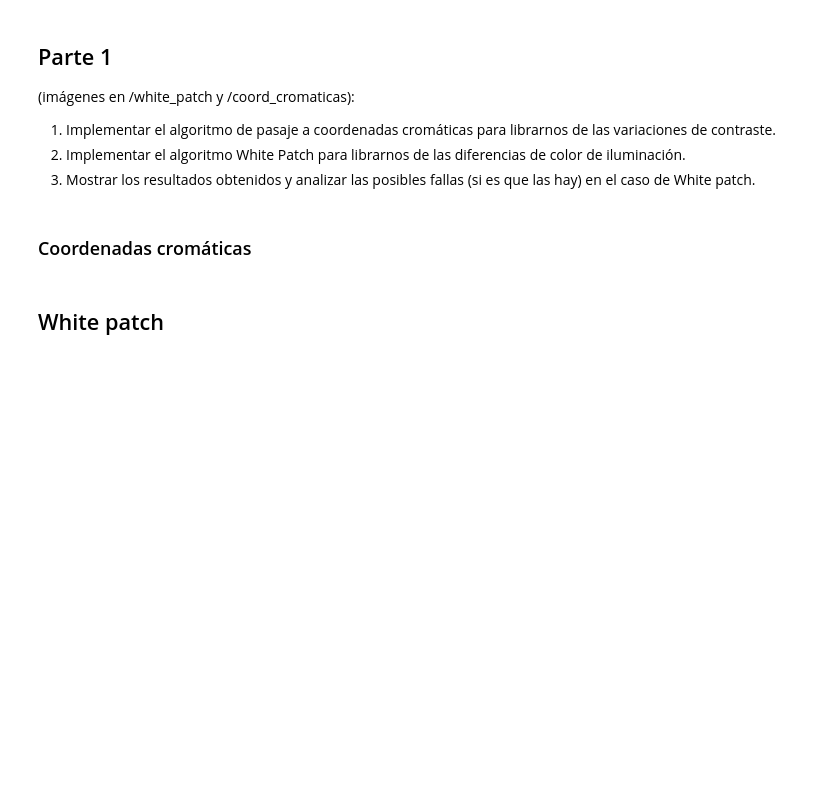
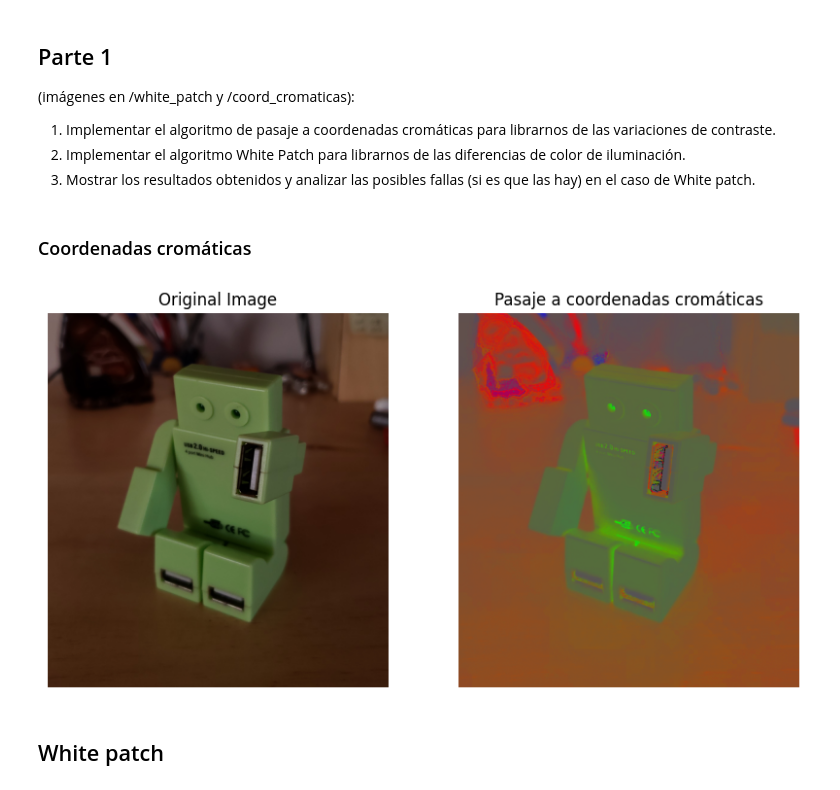
Before and after one commit to marianataglio/cv_tps, a Jupyter notebook: tp_1.ipynb, the cells around one changed output. Cells and saved outputs as stored; diff of their text form; code cells hidden in the pictures; blank space fills up the shorter version.

```diff
--- a/tp_1.ipynb
+++ b/tp_1.ipynb
@@ -43,3 +35,22 @@ cv.destroyAllWindows()
+# %%
+def plot_chrom_coord(image):
+    plt.figure(figsize=(10, 5))
+
+    plt.subplot(1, 2, 1)
+    plt.imshow(cv.cvtColor(image, cv.COLOR_BGR2RGB))
+    plt.title('Original Image')
+    plt.axis('off')
+
+    plt.subplot(1, 2, 2)
+    plt.imshow(cv.cvtColor(chrom_coord(image), cv.COLOR_BGR2RGB))
+    plt.title('Pasaje a coordenadas cromáticas')
+    plt.axis('off')
+
+    plt.show()
+# %%
+plot_chrom_coord(img_2)
+# %% [output]
+[figure, added]
 # %% [markdown]
 ## White patch
 # %%
```
Also changed, not shown: parts of 2 cells of this notebook.
